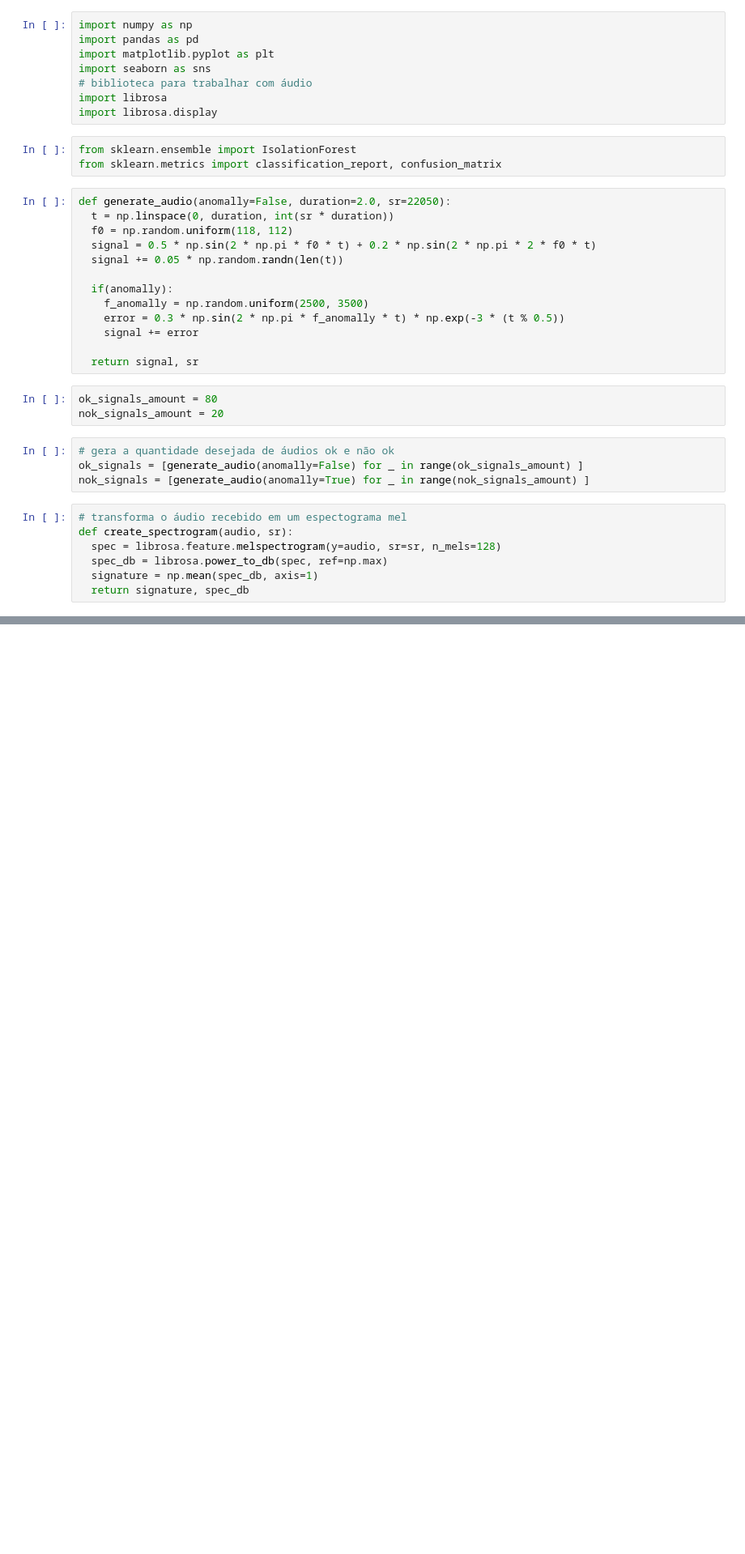
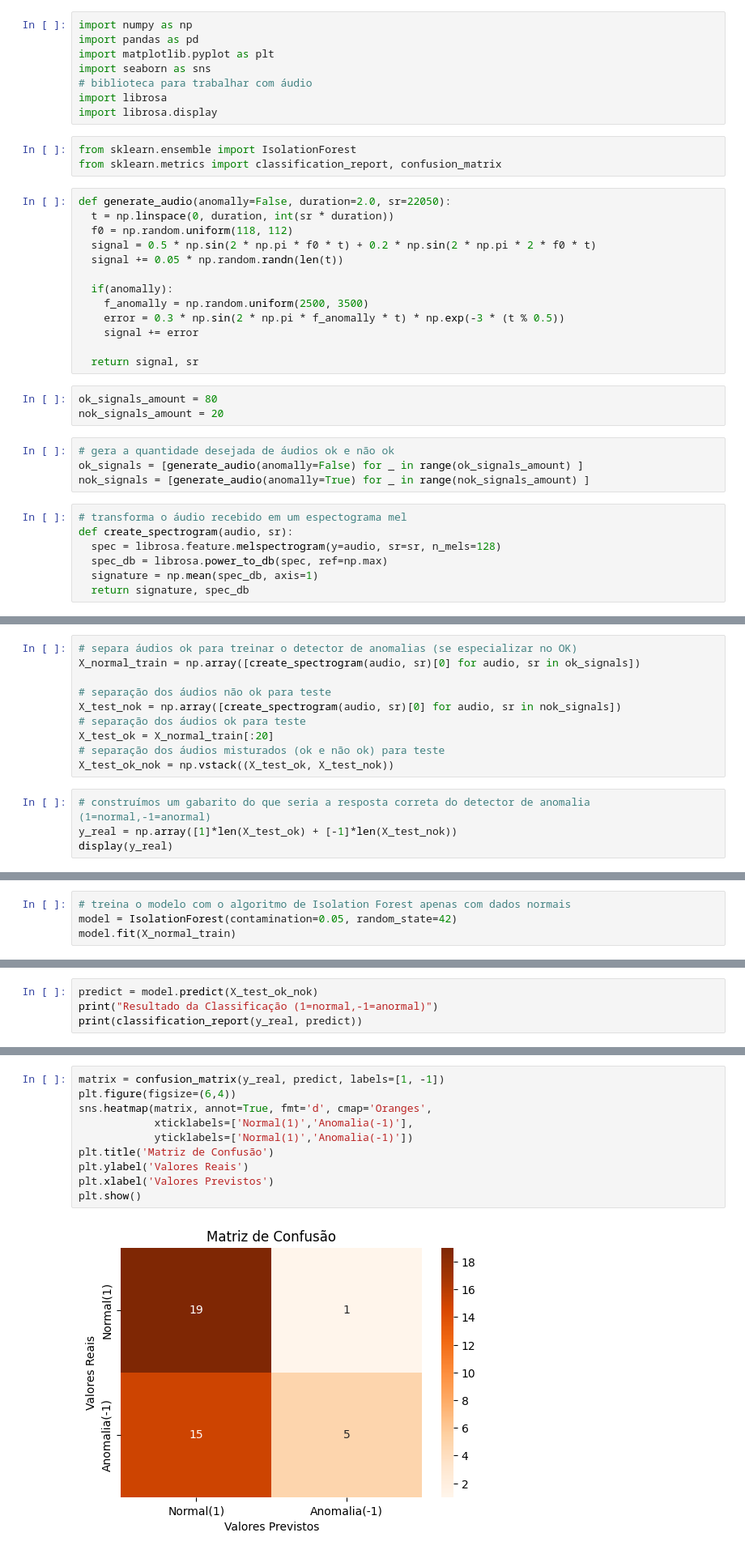
Before and after one commit to andre-savedra/MACHINE-LEARNING-2026, a Jupyter notebook: 6-NãoSupervisionado_Isolation_Forest/IsolationForest.ipynb, the cells around one changed output, grey strips where cells are left out. Shown at 81% size. Cells and saved outputs as stored; diff of their text form; blank space fills up the shorter version.

```diff
--- a/6-NãoSupervisionado_Isolation_Forest/IsolationForest.ipynb
+++ b/6-NãoSupervisionado_Isolation_Forest/IsolationForest.ipynb
@@ -75,0 +76,14 @@ plt.show()
+# %%
+# separa áudios ok para treinar o detector de anomalias (se especializar no OK)
+X_normal_train = np.array([create_spectrogram(audio, sr)[0] for audio, sr in ok_signals])
+
+# separação dos áudios não ok para teste
+X_test_nok = np.array([create_spectrogram(audio, sr)[0] for audio, sr in nok_signals])
+# separação dos áudios ok para teste
+X_test_ok = X_normal_train[:20]
+# separação dos áudios misturados (ok e não ok) para teste
+X_test_ok_nok = np.vstack((X_test_ok, X_test_nok))
+# %%
+# construímos um gabarito do que seria a resposta correta do detector de anomalia (1=normal,-1=anormal)
+y_real = np.array([1]*len(X_test_ok) + [-1]*len(X_test_nok))
+display(y_real)
@@ -75,0 +94,4 @@ plt.show()
+# %%
+# treina o modelo com o algoritmo de Isolation Forest apenas com dados normais
+model = IsolationForest(contamination=0.05, random_state=42)
+model.fit(X_normal_train)
@@ -75,0 +100,4 @@ plt.show()
+# %%
+predict = model.predict(X_test_ok_nok)
+print("Resultado da Classificação (1=normal,-1=anormal)")
+print(classification_report(y_real, predict))
@@ -75,0 +114,12 @@ plt.show()
+# %%
+matrix = confusion_matrix(y_real, predict, labels=[1, -1])
+plt.figure(figsize=(6,4))
+sns.heatmap(matrix, annot=True, fmt='d', cmap='Oranges',
+            xticklabels=['Normal(1)','Anomalia(-1)'],
+            yticklabels=['Normal(1)','Anomalia(-1)'])
+plt.title('Matriz de Confusão')
+plt.ylabel('Valores Reais')
+plt.xlabel('Valores Previstos')
+plt.show()
+# %% [output]
+[figure, added]
```
Also changed, not shown: parts of 4 cells of this notebook.
